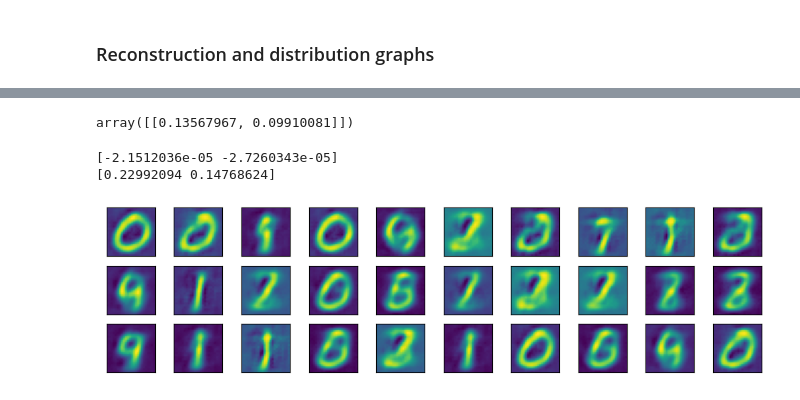
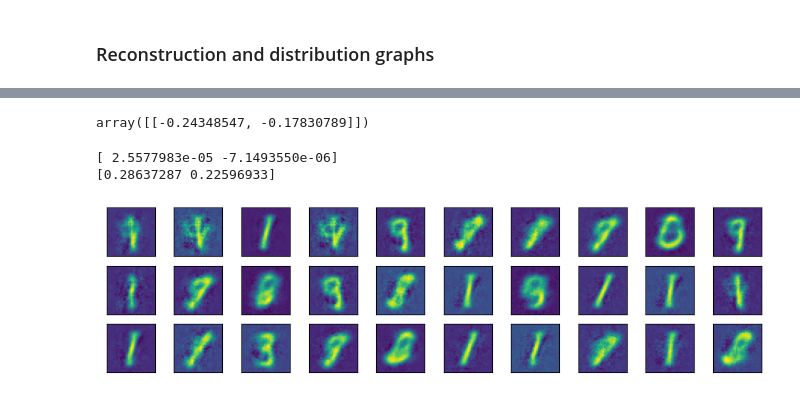
Before and after one commit to kotlyar-shapirov/Low_Rank_Autoencoder, a Jupyter notebook: Blocked Autoencoder MNIST.ipynb, the cells around one changed output, grey strips where cells are left out. Cells and saved outputs as stored; diff of their text form; code cells hidden in the pictures.

Commit message:
updated generation graphs

```diff
--- a/Blocked Autoencoder MNIST.ipynb
+++ b/Blocked Autoencoder MNIST.ipynb
@@ -442,8 +442,7 @@ for i in range(0,10):
         axs[0,i].imshow(x_batch[0,0].cpu().detach().numpy()) # mnist
 
         # forward pass with intermediate layers
-        decoded_2d, factors_probability = inf_by_layers(model, x_batch)
-
+        decoded_2d, encoded_out_dim, factors_probability = inf_by_layers(model, x_batch)
 
     axs[1,i].imshow(decoded_2d.cpu().detach().numpy()[0,0]) # mnist
 
@@ -468,6 +467,6 @@ plt.show()
 # forward whole dataset
 with torch.no_grad():
     model.eval()
-    ypred, out, enc, f = model(X_full_test.unsqueeze(1).to(device)) # mnist
-    # ypred, out, enc, f = model(Faces_data_train.to(device))  # celeb
+    # mnist
+    decoded_2d, encoded_out_dim, factors_probability = inf_by_layers(model, X_full_test.to(device))
 # %%
@@ -483,7 +482,7 @@ plt.show()
 # plot
 fig, axs = plt.subplots(1,10, figsize=(12,2))
 for i in range(0,10):
-    f1, f2 = f[::,0,::], f[::,1,::]
+    f1, f2 = factors_probability[::,0,::], factors_probability[::,1,::]
     probs = np.zeros((f1.shape[-1],f1.shape[-1]))
     # selecting the encoded distibution vectors
     f1_cls, f2_cls = f1[targets_test == i], f2[targets_test == i]
@@ -505,8 +504,8 @@ plt.show()
 # plot
 fig, axs = plt.subplots(1,10, figsize=(14,1.5), sharey=True)
 for i in range(0,10):
-    axs[i].plot(np.mean(f.cpu().detach().numpy()[targets_test == i], axis=0)[0])
-    axs[i].plot(np.mean(f.cpu().detach().numpy()[targets_test == i], axis=0)[1])
+    axs[i].plot(np.mean(factors_probability.cpu().detach().numpy()[targets_test == i], axis=0)[0])
+    axs[i].plot(np.mean(factors_probability.cpu().detach().numpy()[targets_test == i], axis=0)[1])
 
     axs[i].grid(True)
 
@@ -568,79 +555,52 @@ tensor([0.1480, 0.2297])
 # %%
-EMB_SIZE = 2
+EMB_SIZE = 4
 PCA_SIZE = 2
 pca = PCA(n_components=PCA_SIZE)
-pca.fit(enc.cpu().detach().numpy())
-pca.transform(torch.randn(1,EMB_SIZE)*torch.std(enc, dim=0).cpu() + torch.mean(enc, dim=0).cpu())
+pca.fit(encoded_out_dim2.cpu().detach().numpy())
+pca.transform(torch.randn(1,EMB_SIZE)*torch.std(encoded_out_dim2, dim=0).cpu()
+               + torch.mean(encoded_out_dim2, dim=0).cpu())
 # %% [output]
-array([[0.13567967, 0.09910081]])
+array([[-0.24348547, -0.17830789]])
 # %%
-enc_pca = pca.transform(enc.cpu().detach().numpy())
+enc_pca = pca.transform(encoded_out_dim2.cpu().detach().numpy())
 mean_enc_pca = np.mean(enc_pca, axis=0)
 std_enc_pca = np.std(enc_pca, axis=0)
 print(mean_enc_pca)
 print(std_enc_pca)
 # %% [output]
-[-2.1512036e-05 -2.7260343e-05]
-[0.22992094 0.14768624]
+[ 2.5577983e-05 -7.1493550e-06]
+[0.28637287 0.22596933]
 # %%
 # plot
-EMB_SIZE = 2
+EMB_SIZE = 4
 
 fig, axs = plt.subplots(3,10, figsize=(12,3))
 for i in range(0,10):
     with torch.no_grad():
         model.eval()
-        # res1 = model.low_rank.decoder((torch.tensor([[-0.5,-0.5,-0.5]])
-        #                                +torch.tensor([[i*0.1, i*0.1, i*0.1]])).to(device))
-        # res2d = model.up(res1.view(1,8,3,3))
 
-        rand = torch.rand(EMB_SIZE)*0.9#*torch.std(enc, dim=0).cpu() + torch.mean(enc, dim=0).cpu()
-        # noise = np.random.randn(2)*std_enc_pca + mean_enc_pca
-        # rand = torch.tensor(pca.inverse_transform(noise), dtype=torch.float)
-        res2 = model.low_rank.decoder(rand.to(device))
-        res2d2 = model.up(res2.view(1,64,3,3))    # mnist
-        # res2d2 = model.up(res2.view(1,256,4,4)) # celeb
+        for j in range(3):
+            rand = torch.rand(EMB_SIZE)
+            x_down = model.down(x_batch)
+            B, C, H, W = (1,64,4,4)
+            decoded_inter_dim =         model.low_rank.intermediate_decoder(rand.to(device))
+            decoded_1d =                model.low_rank.decoder(decoded_inter_dim)
+            decoded_2d_small = decoded_1d.view(B, C, H, W)
+            decoded_2d = model.up(decoded_2d_small)
 
+            axs[j,i].imshow(decoded_2d.cpu().detach().numpy()[0,0])
 
-        # rand = torch.randn(EMB_SIZE)*torch.std(enc, dim=0).cpu() + torch.mean(enc, dim=0).cpu()
-        noise = np.random.randn(PCA_SIZE)*std_enc_pca + mean_enc_pca
-        rand = torch.tensor(pca.inverse_transform(noise), dtype=torch.float)
-        rand = torch.rand(EMB_SIZE)*0.9
-        res3 = model.low_rank.decoder(rand.to(device))
-        res2d3 = model.up(res3.view(1,64,3,3)) # mnist
-        # res2d3 = model.up(res3.view(1,256,4,4))  # celeb
-
-
-        # rand = torch.randn(EMB_SIZE)*torch.std(enc, dim=0).cpu() + torch.mean(enc, dim=0).cpu()
-        noise = np.random.randn(PCA_SIZE)*std_enc_pca + mean_enc_pca
-        rand = torch.tensor(pca.inverse_transform(noise), dtype=torch.float)
-        rand = torch.rand(EMB_SIZE)*0.9
-        res4 = model.low_rank.decoder(rand.to(device))
-        res2d4 = model.up(res4.view(1,64,3,3)) # mnist
-        # res2d4 = model.up(res4.view(1,256,4,4))  # celeb
-
-
-
-    # mnist
-    axs[0,i].imshow(res2d2.cpu().detach().numpy()[0,0])
-    axs[1,i].imshow(res2d3.cpu().detach().numpy()[0,0])
-    axs[2,i].imshow(res2d4.cpu().detach().numpy()[0,0])
-
-    # celeb
-    # axs[0,i].imshow(np.transpose(res2d2.cpu().detach().numpy()[0], (1,2,0)))
-    # axs[1,i].imshow(np.transpose(res2d3.cpu().detach().numpy()[0], (1,2,0)))
-    # axs[2,i].imshow(np.transpose(res2d4.cpu().detach().numpy()[0], (1,2,0)))
 
 
     axs[0,i].set_xticks([])
     axs[0,i].set_yticks([])
     axs[1,i].set_xticks([])
     axs[1,i].set_yticks([])
     axs[2,i].set_xticks([])
     axs[2,i].set_yticks([])
 #     axs[i].set_title(f'{i}')
 
 plt.savefig('MNIST_softmax_plus_Generation.png')
 plt.show()
 # %% [output]
-[figure, old version]
+[figure, new version]
```
Also changed, not shown: parts of 16 cells of this notebook.
